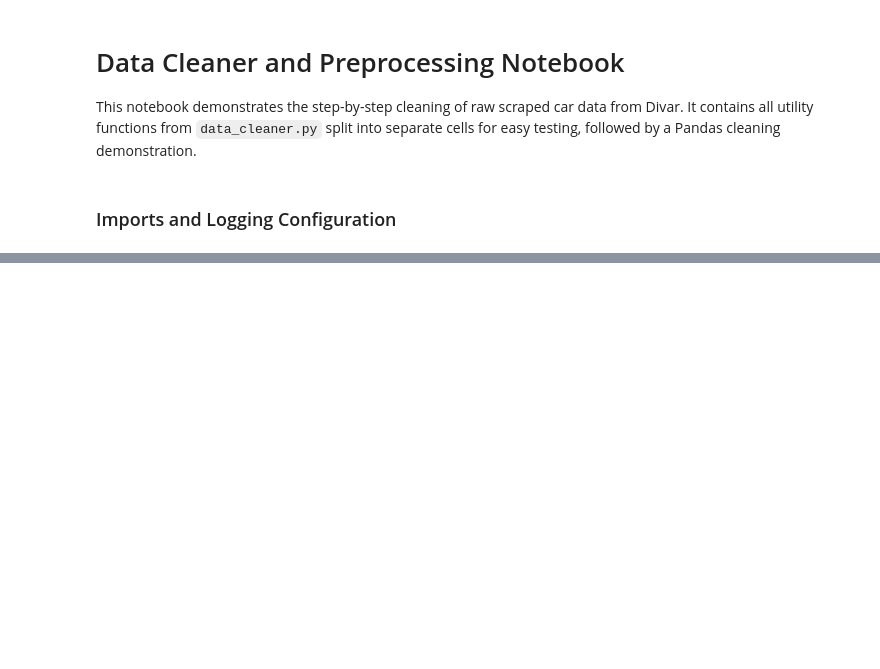
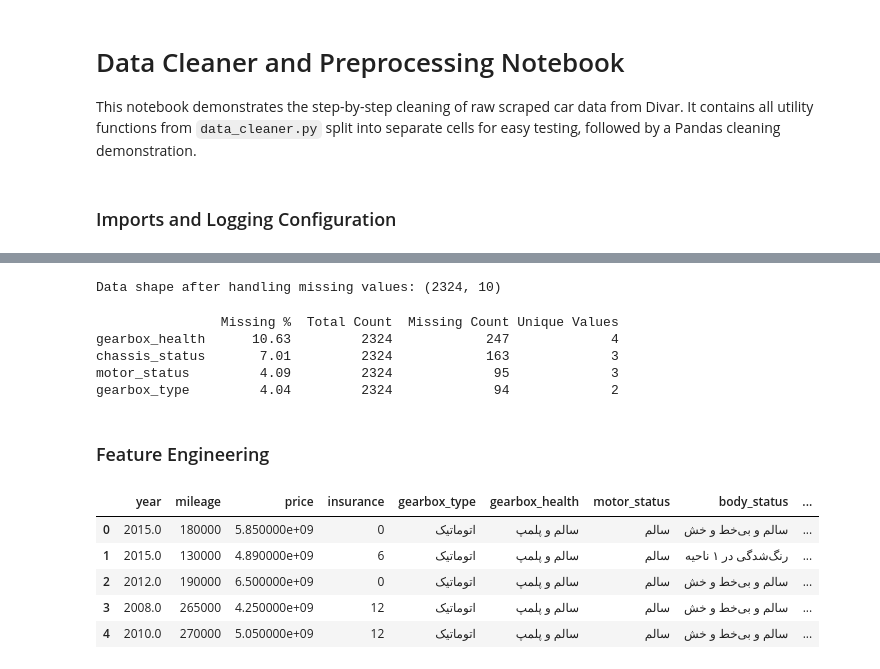
Before and after one commit to MAA5524/NeuroFuzzy-Car-Advisor, a Jupyter notebook: scraper/data_cleaner.ipynb, the cells around one changed output, grey strips where cells are left out. Saved outputs shown, nothing was run; the diff lists cells and outputs as text; code cells hidden in the pictures; blank space fills up the shorter version.

```diff
--- a/scraper/data_cleaner.ipynb
+++ b/scraper/data_cleaner.ipynb
@@ -369,0 +321,18 @@ else:
+# %%
+df.dropna(subset=['price', 'year', 'body_status'], inplace=True)
+df.reset_index(drop=True, inplace=True)
+
+print(f"Data shape after handling missing values: {df.shape}")
+# %% [output]
+Data shape after handling missing values: (2324, 10)
+# %%
+result_df = missing_and_unique_info(df)
+print(result_df)
+# %% [output]
+                Missing %  Total Count  Missing Count Unique Values
+gearbox_health      10.63         2324            247             4
+chassis_status       7.01         2324            163             3
+motor_status         4.09         2324             95             3
+gearbox_type         4.04         2324             94             2
+# %% [markdown]
+### Feature Engineering
@@ -369,0 +353,9 @@ else:
+# %%
+df.head()
+# %% [output]
+|  | year | mileage | price | insurance | gearbox_type | gearbox_health | motor_status | body_status | ... |
+| 0 | 2015.0 | 180000 | 5.850000e+09 | 0 | اتوماتیک | سالم و پلمپ | سالم | سالم و بی‌خط و خش | ... |
+| 1 | 2015.0 | 130000 | 4.890000e+09 | 6 | اتوماتیک | سالم و پلمپ | سالم | رنگ‌شدگی در ۱ ناحیه | ... |
+| 2 | 2012.0 | 190000 | 6.500000e+09 | 0 | اتوماتیک | سالم و پلمپ | سالم | سالم و بی‌خط و خش | ... |
+| 3 | 2008.0 | 265000 | 4.250000e+09 | 12 | اتوماتیک | سالم و پلمپ | سالم | سالم و بی‌خط و خش | ... |
+| 4 | 2010.0 | 270000 | 5.050000e+09 | 12 | اتوماتیک | سالم و پلمپ | سالم | سالم و بی‌خط و خش | ... |
```
Also changed, not shown: parts of 60 cells of this notebook, 8 other files.
